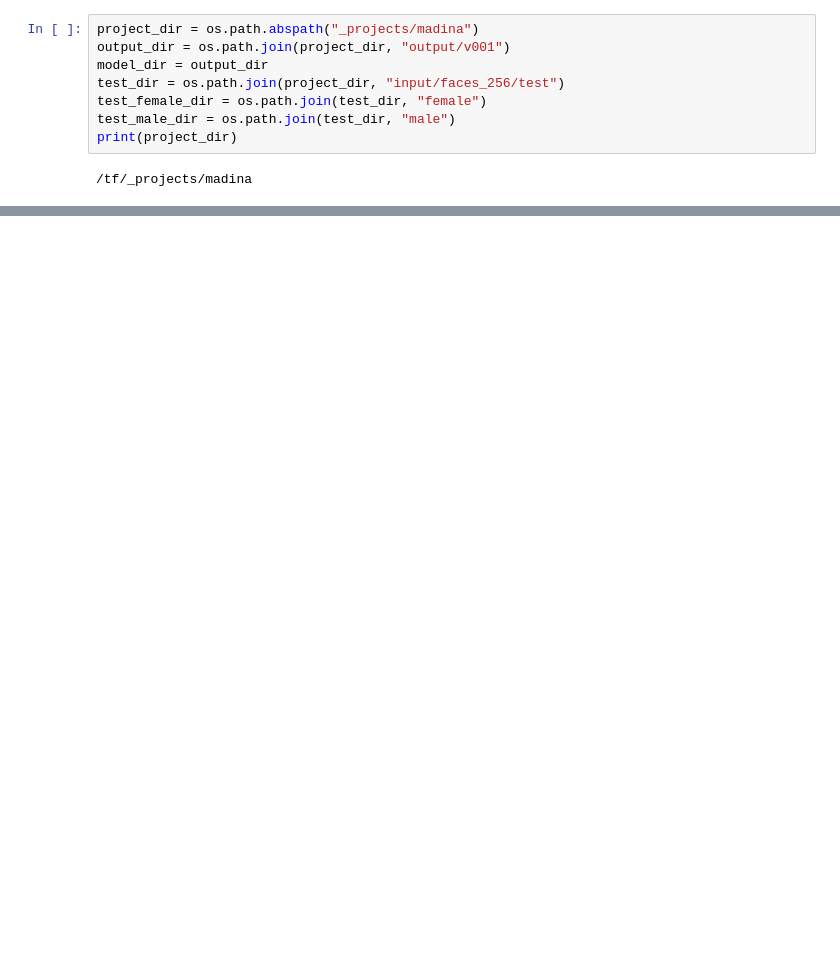
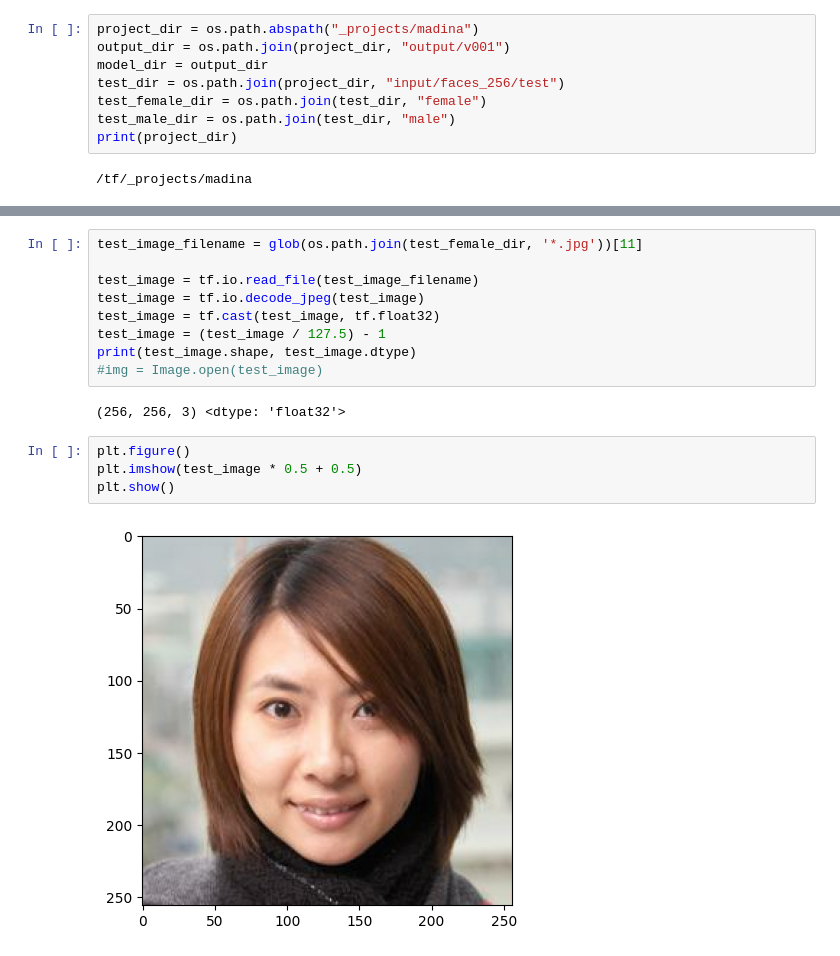
Before and after one commit to fdb/pix2pix-from-scratch, a Jupyter notebook: cyclegan_test_model.ipynb, the cells around one changed output, grey strips where cells are left out. Saved outputs shown, nothing was run; the diff lists cells and outputs as text; blank space fills up the shorter version.

```diff
--- a/cyclegan_test_model.ipynb
+++ b/cyclegan_test_model.ipynb
@@ -21,0 +20,17 @@ ls: cannot access '/tf/_projects/madina/output/v001/generate_female_to_male/': N
+# %%
+test_image_filename = glob(os.path.join(test_female_dir, '*.jpg'))[11]
+
+test_image = tf.io.read_file(test_image_filename)
+test_image = tf.io.decode_jpeg(test_image)
+test_image = tf.cast(test_image, tf.float32)
+test_image = (test_image / 127.5) - 1
+print(test_image.shape, test_image.dtype)
+#img = Image.open(test_image)
+# %% [output]
+(256, 256, 3) <dtype: 'float32'>
+# %%
+plt.figure()
+plt.imshow(test_image * 0.5 + 0.5)
+plt.show()
+# %% [output]
+[figure, added]
```
Also changed, not shown: parts of 4 cells of this notebook.
